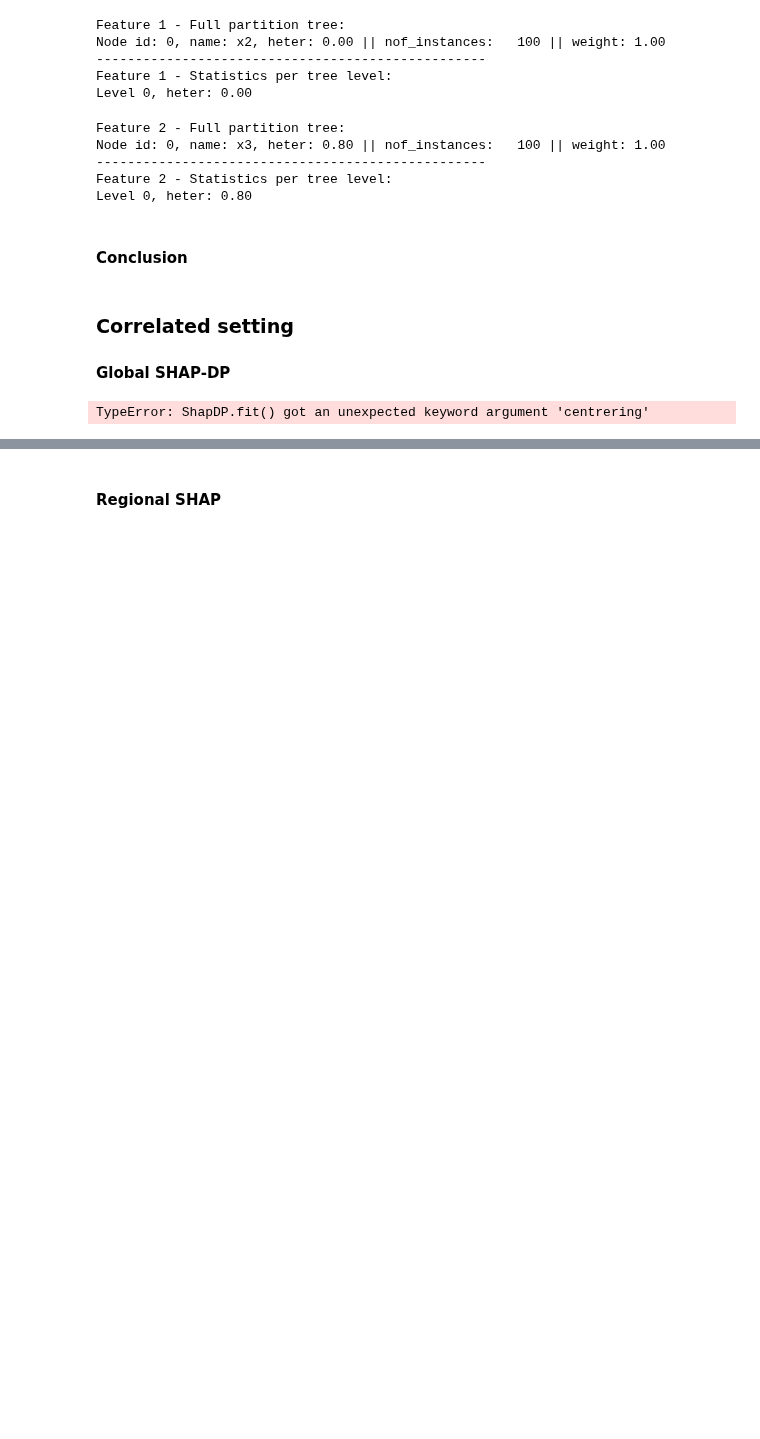
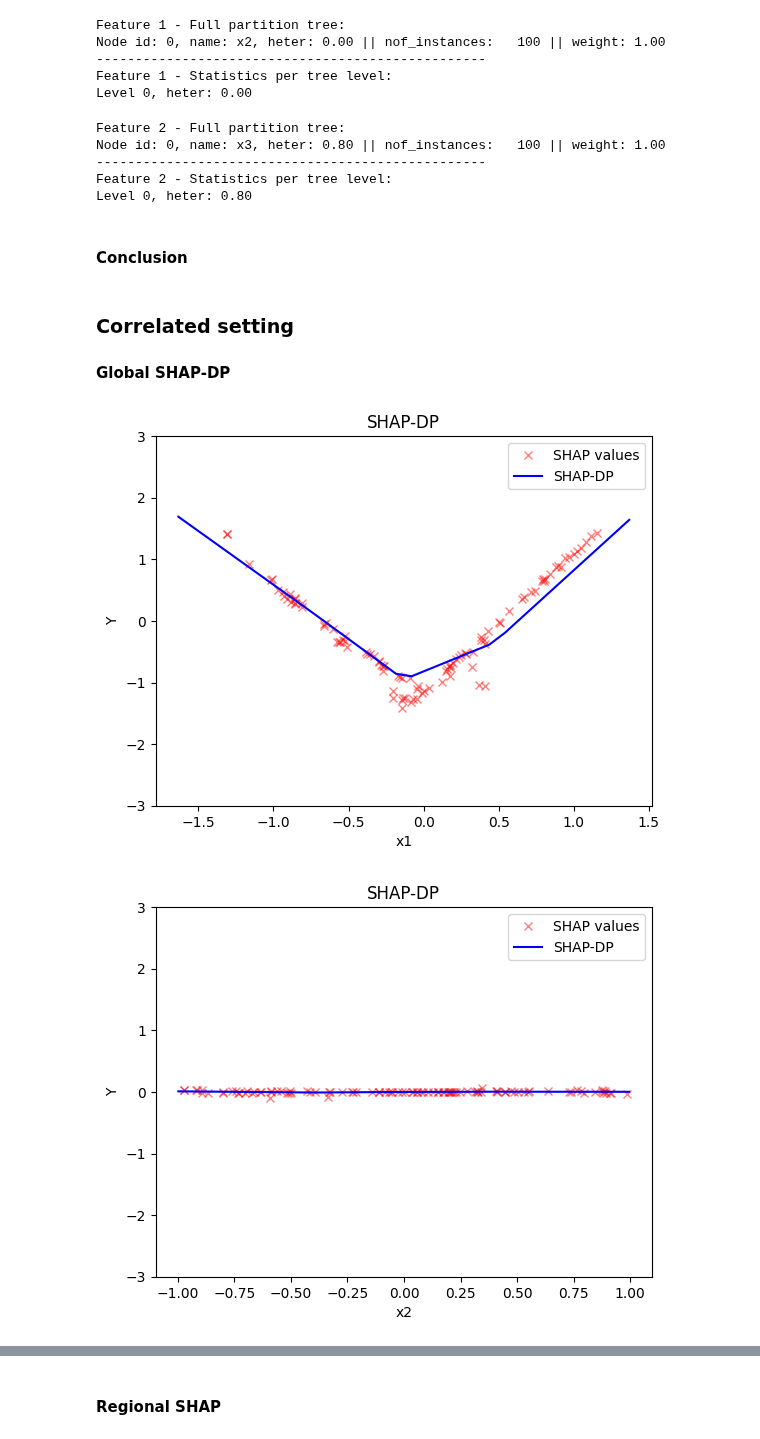
Before and after one commit to givasile/effector, a Jupyter notebook: notebooks/synthetic-examples/04_regional_effects_real_f.ipynb, the cells around one changed output, grey strips where cells are left out. Drawn from its saved outputs; the diff is of its cells as text; code cells hidden in the pictures; blank space fills up the shorter version.

```diff
--- a/notebooks/synthetic-examples/04_regional_effects_real_f.ipynb
+++ b/notebooks/synthetic-examples/04_regional_effects_real_f.ipynb
@@ -550,10 +550,11 @@ Level 0, heter: 0.80
 # %%
 
 shap = effector.ShapDP(data=X_cor_train, model=model_cor, feature_names=['x1', 'x2', 'x3'], target_name="Y")
 binning_method = effector.binning_methods.Fixed(nof_bins=5, min_points_per_bin=0)
-shap.fit(features="all", binning_method=binning_method, centrering=True)
+shap.fit(features="all", binning_method=binning_method, centering=True)
 shap.plot(feature=0, centering=True, heterogeneity="shap_values", show_avg_output=False, y_limits=[-3, 3])
 shap.plot(feature=1, centering=True, heterogeneity="shap_values", show_avg_output=False, y_limits=[-3, 3])
 shap.plot(feature=2, centering=True, heterogeneity="shap_values", show_avg_output=False, y_limits=[-3, 3])
 # %% [output]
-TypeError: ShapDP.fit() got an unexpected keyword argument 'centrering'
+[figure, added]
+[figure, added]
```
Also changed, not shown: parts of 3 cells of this notebook, 4 other files.
